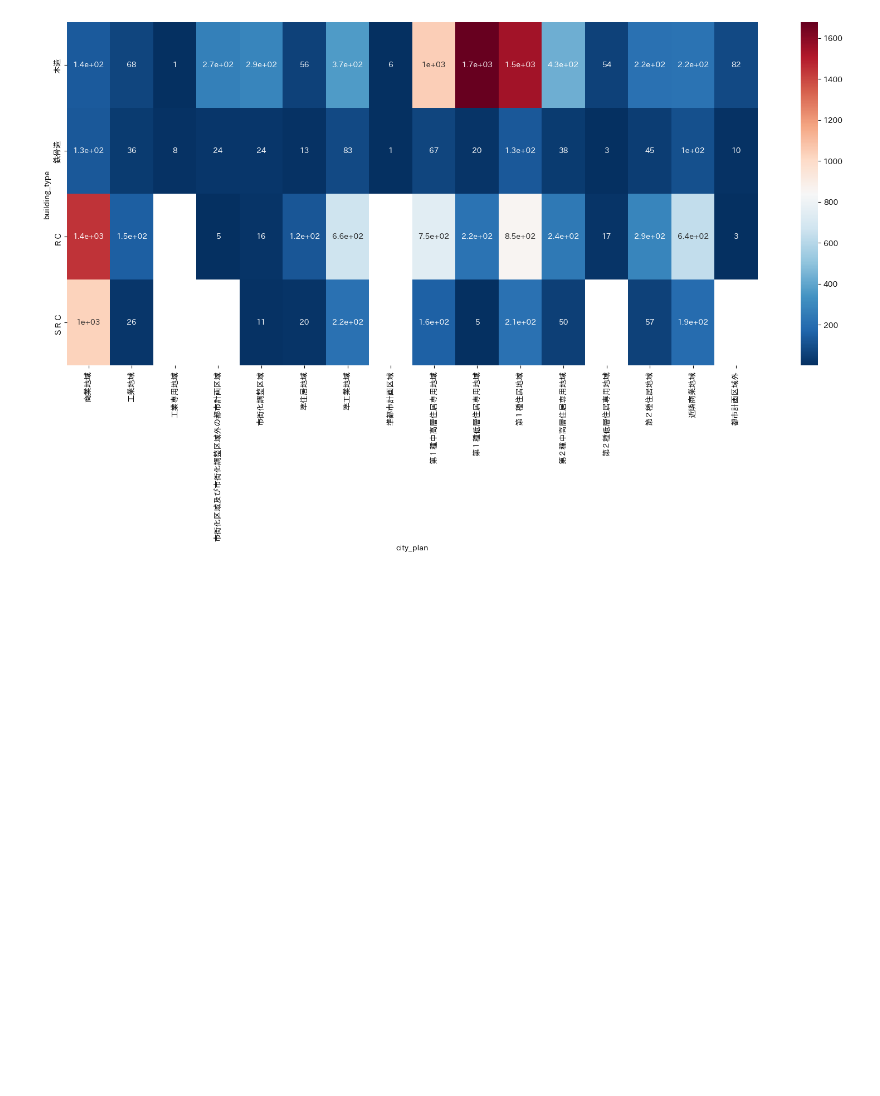
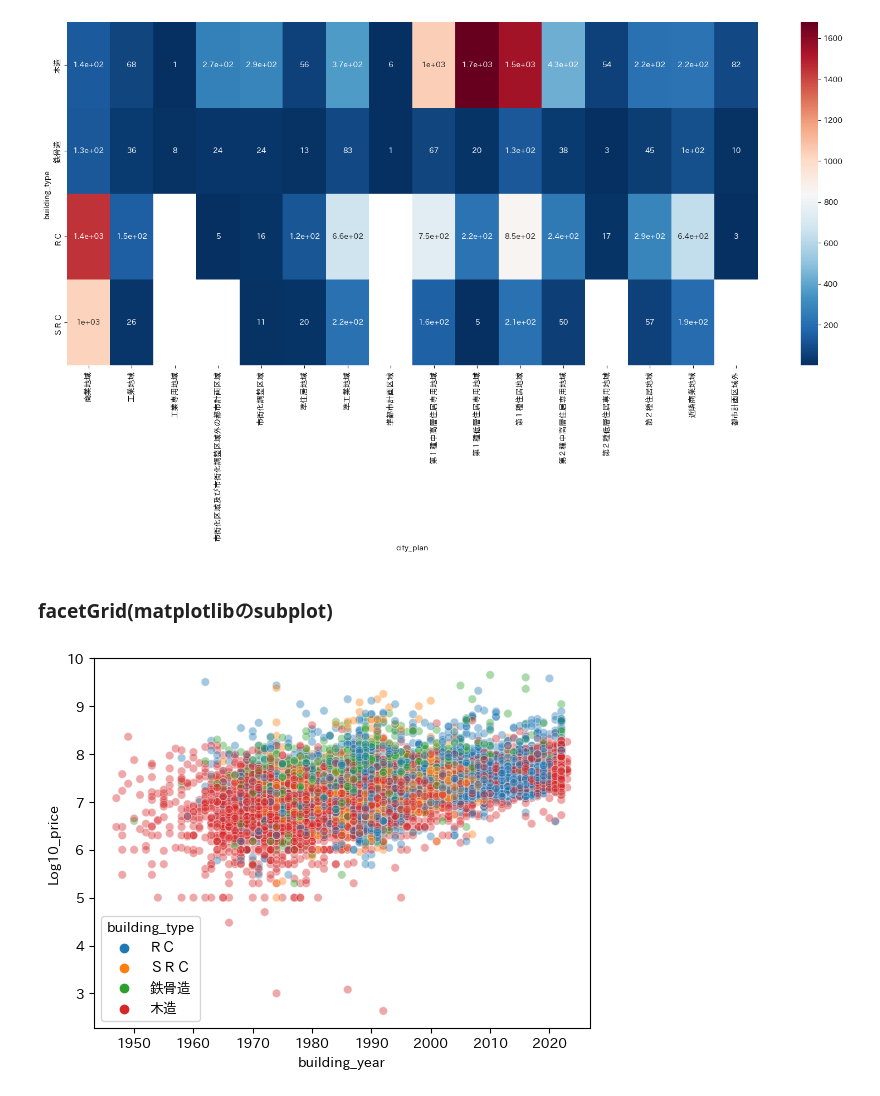
Before and after one commit to dumbled0re/EDA, a Jupyter notebook: 04_visualization/37-41_visualization_with_seaborn.ipynb, the cells around one changed output. Drawn from its saved outputs; the diff is of its cells as text; code cells hidden in the pictures; blank space fills up the shorter version.

Commit message:
update: facetGridの追加

```diff
--- a/04_visualization/37-41_visualization_with_seaborn.ipynb
+++ b/04_visualization/37-41_visualization_with_seaborn.ipynb
@@ -139,3 +139,12 @@ fig = plt.figure(figsize=(20, 8))
 fig = sns.heatmap(my_pivot, annot=True, cmap='RdBu_r')
 # %% [output]
 [figure]
+# %% [markdown]
+### facetGrid(matplotlibのsubplot)
+# %%
+# 点が多すぎてtypeにどのような違いがあるのか判断するのが難しい
+query = 'building_type in ["ＲＣ", "ＳＲＣ", "鉄骨造", "木造"]'
+fig = sns.scatterplot(data=df.query(query), x='building_year', y='Log10_price',
+                      hue='building_type', alpha=0.4)
+# %% [output]
+[figure, added]
```
Also changed, not shown: parts of 1 cell of this notebook.
